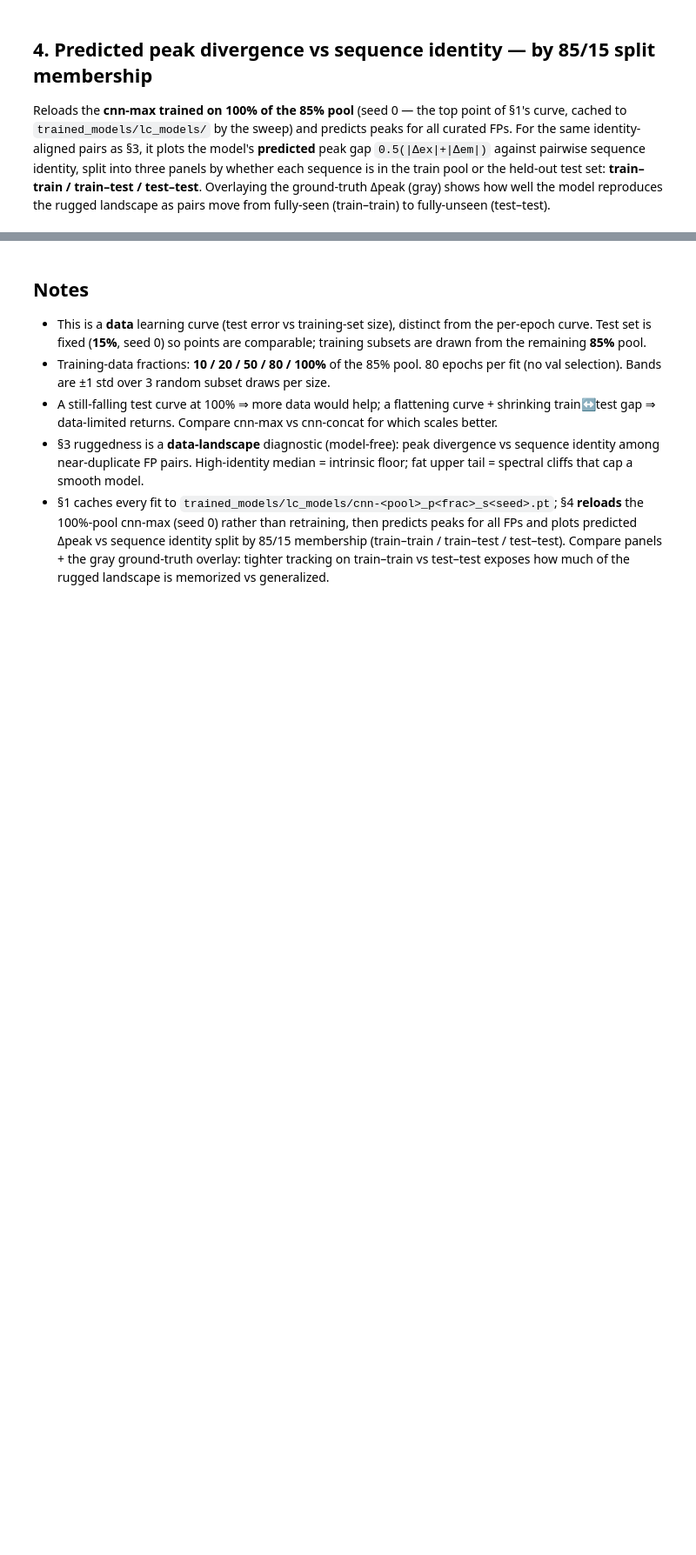
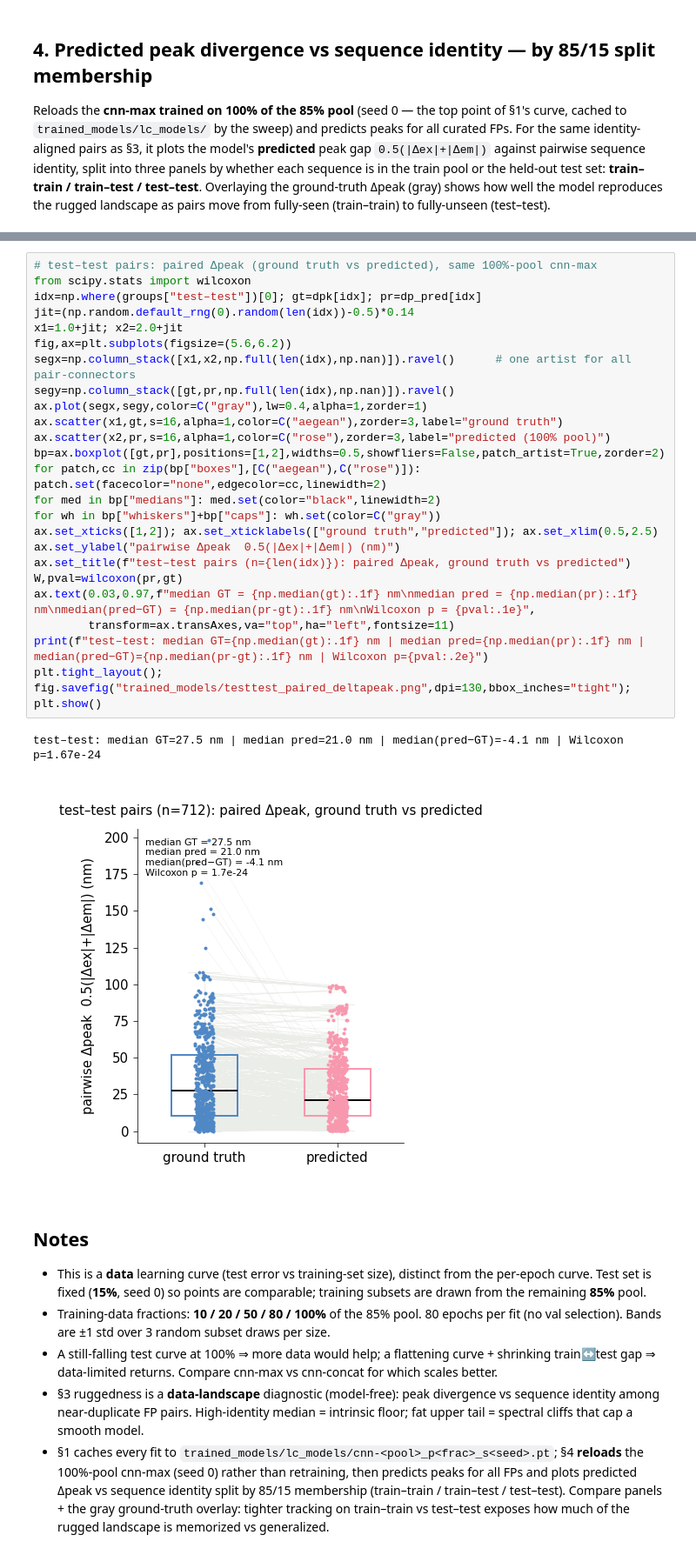
Before and after one commit to Arcadia-Science/FPguide, a Jupyter notebook: peak_design/learning_curve.ipynb, the cells around one changed output, grey strips where cells are left out. Shown at 87% size. Drawn from its saved outputs; the diff is of its cells as text; blank space fills up the shorter version.

```diff
--- a/peak_design/learning_curve.ipynb
+++ b/peak_design/learning_curve.ipynb
@@ -297,3 +297,30 @@ group        n_pairs  med|Δpred-Δtrue|  rho(true,pred)
+# %%
+# test–test pairs: paired Δpeak (ground truth vs predicted), same 100%-pool cnn-max
+from scipy.stats import wilcoxon
+idx=np.where(groups["test–test"])[0]; gt=dpk[idx]; pr=dp_pred[idx]
+jit=(np.random.default_rng(0).random(len(idx))-0.5)*0.14
+x1=1.0+jit; x2=2.0+jit
+fig,ax=plt.subplots(figsize=(5.6,6.2))
+segx=np.column_stack([x1,x2,np.full(len(idx),np.nan)]).ravel()      # one artist for all pair-connectors
+segy=np.column_stack([gt,pr,np.full(len(idx),np.nan)]).ravel()
+ax.plot(segx,segy,color=C("gray"),lw=0.4,alpha=1,zorder=1)
+ax.scatter(x1,gt,s=16,alpha=1,color=C("aegean"),zorder=3,label="ground truth")
+ax.scatter(x2,pr,s=16,alpha=1,color=C("rose"),zorder=3,label="predicted (100% pool)")
+bp=ax.boxplot([gt,pr],positions=[1,2],widths=0.5,showfliers=False,patch_artist=True,zorder=2)
+for patch,cc in zip(bp["boxes"],[C("aegean"),C("rose")]): patch.set(facecolor="none",edgecolor=cc,linewidth=2)
+for med in bp["medians"]: med.set(color="black",linewidth=2)
+for wh in bp["whiskers"]+bp["caps"]: wh.set(color=C("gray"))
+ax.set_xticks([1,2]); ax.set_xticklabels(["ground truth","predicted"]); ax.set_xlim(0.5,2.5)
+ax.set_ylabel("pairwise Δpeak  0.5(|Δex|+|Δem|) (nm)")
+ax.set_title(f"test–test pairs (n={len(idx)}): paired Δpeak, ground truth vs predicted")
+W,pval=wilcoxon(pr,gt)
+ax.text(0.03,0.97,f"median GT = {np.median(gt):.1f} nm\nmedian pred = {np.median(pr):.1f} nm\nmedian(pred−GT) = {np.median(pr-gt):.1f} nm\nWilcoxon p = {pval:.1e}",
+        transform=ax.transAxes,va="top",ha="left",fontsize=11)
+print(f"test–test: median GT={np.median(gt):.1f} nm | median pred={np.median(pr):.1f} nm | median(pred−GT)={np.median(pr-gt):.1f} nm | Wilcoxon p={pval:.2e}")
+plt.tight_layout(); fig.savefig("trained_models/testtest_paired_deltapeak.png",dpi=130,bbox_inches="tight"); plt.show()
+# %% [output]
+test–test: median GT=27.5 nm | median pred=21.0 nm | median(pred−GT)=-4.1 nm | Wilcoxon p=1.67e-24
+[figure, added]
 # %% [markdown]
 ## Notes
 - This is a **data** learning curve (test error vs training-set size), distinct from the per-epoch curve.
```
Also changed, not shown: parts of 4 cells of this notebook, 1 other file.
